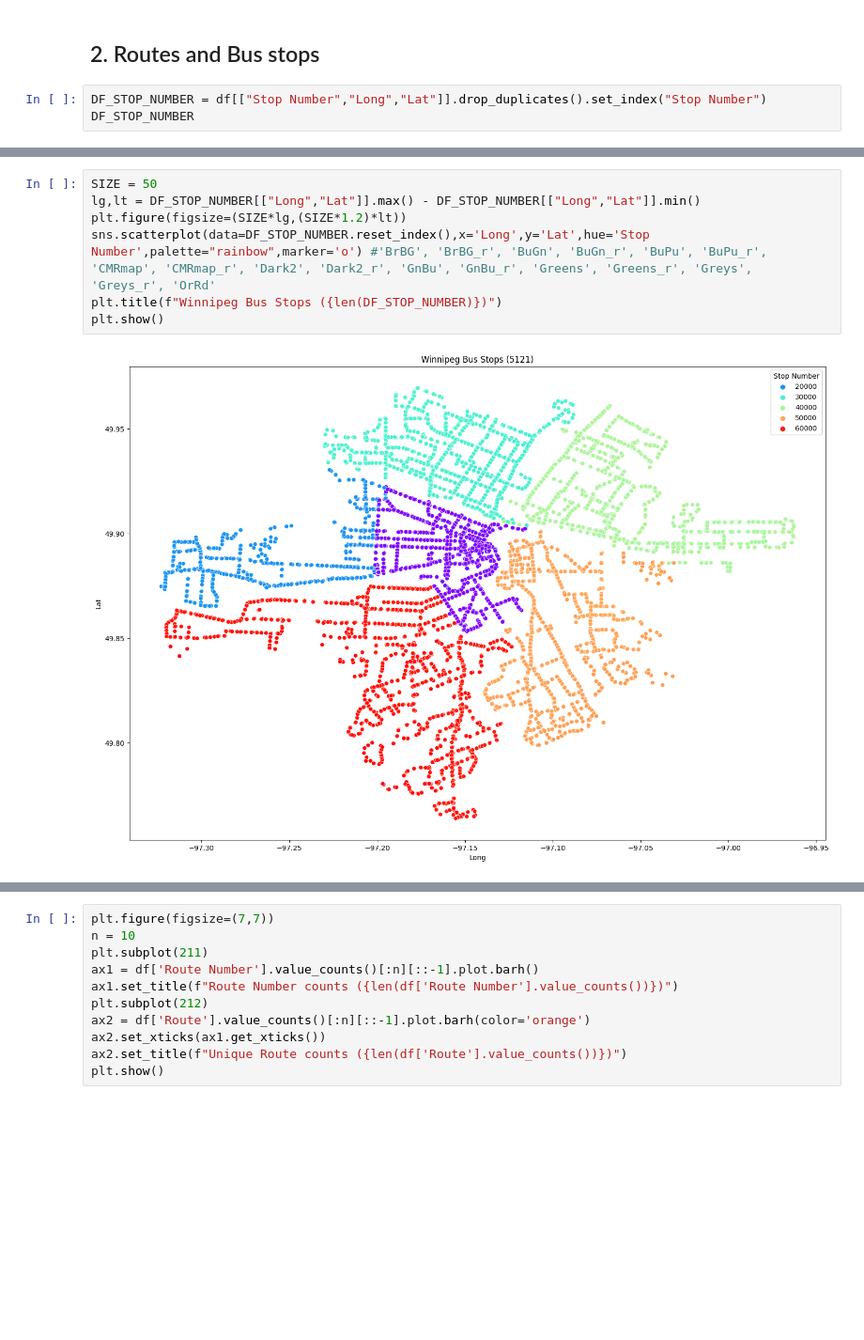
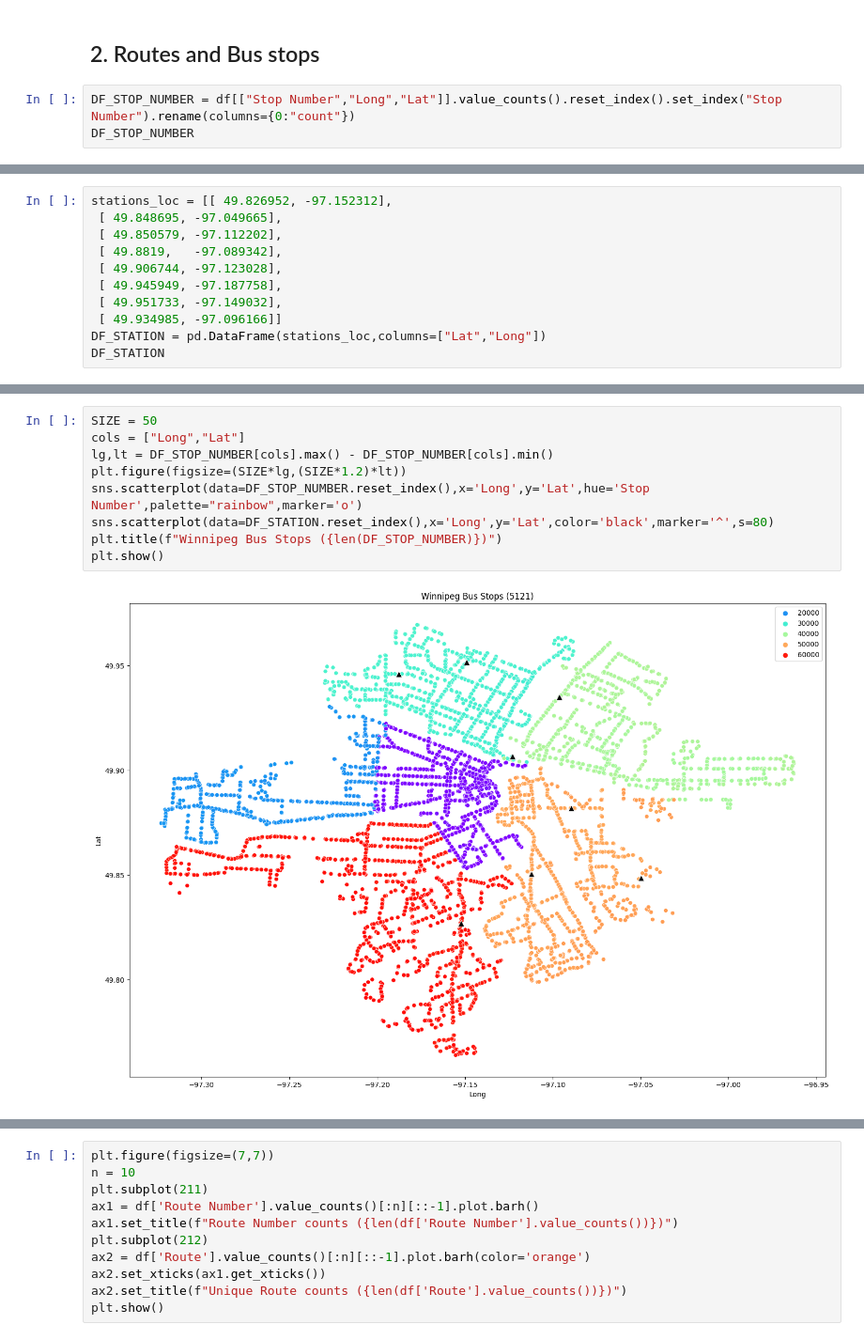
Before and after one commit to tranndt/ml-comp4710-WPGTransitOTP, a Jupyter notebook: res/0_bus_otp.ipynb, the cells around one changed output, grey strips where cells are left out. Shown at 94% size. Cells and saved outputs as stored; diff of their text form; blank space fills up the shorter version.

```diff
--- a/res/0_bus_otp.ipynb
+++ b/res/0_bus_otp.ipynb
@@ -200,6 +193,6 @@ plt.show()
 # %% [markdown]
 ## 2. Routes and Bus stops
 # %%
-DF_STOP_NUMBER = df[["Stop Number","Long","Lat"]].drop_duplicates().set_index("Stop Number")
+DF_STOP_NUMBER = df[["Stop Number","Long","Lat"]].value_counts().reset_index().set_index("Stop Number").rename(columns={0:"count"})
 DF_STOP_NUMBER
 # %% [output]
@@ -219,0 +213,11 @@ DF_STOP_NUMBER
+# %%
+stations_loc = [[ 49.826952, -97.152312],
+ [ 49.848695, -97.049665],
+ [ 49.850579, -97.112202],
+ [ 49.8819,   -97.089342],
+ [ 49.906744, -97.123028],
+ [ 49.945949, -97.187758],
+ [ 49.951733, -97.149032],
+ [ 49.934985, -97.096166]]
+DF_STATION = pd.DataFrame(stations_loc,columns=["Lat","Long"])
+DF_STATION
@@ -220,9 +234,11 @@ DF_STOP_NUMBER
 # %%
 SIZE = 50
-lg,lt = DF_STOP_NUMBER[["Long","Lat"]].max() - DF_STOP_NUMBER[["Long","Lat"]].min()
+cols = ["Long","Lat"]
+lg,lt = DF_STOP_NUMBER[cols].max() - DF_STOP_NUMBER[cols].min()
 plt.figure(figsize=(SIZE*lg,(SIZE*1.2)*lt))
-sns.scatterplot(data=DF_STOP_NUMBER.reset_index(),x='Long',y='Lat',hue='Stop Number',palette="rainbow",marker='o') #'BrBG', 'BrBG_r', 'BuGn', 'BuGn_r', 'BuPu', 'BuPu_r', 'CMRmap', 'CMRmap_r', 'Dark2', 'Dark2_r', 'GnBu', 'GnBu_r', 'Greens', 'Greens_r', 'Greys', 'Greys_r', 'OrRd'
+sns.scatterplot(data=DF_STOP_NUMBER.reset_index(),x='Long',y='Lat',hue='Stop Number',palette="rainbow",marker='o')
+sns.scatterplot(data=DF_STATION.reset_index(),x='Long',y='Lat',color='black',marker='^',s=80)
 plt.title(f"Winnipeg Bus Stops ({len(DF_STOP_NUMBER)})")
 plt.show()
 # %% [output]
-[figure, old version]
+[figure, new version]
```
Also changed, not shown: parts of 6 cells of this notebook, 2 other files.
